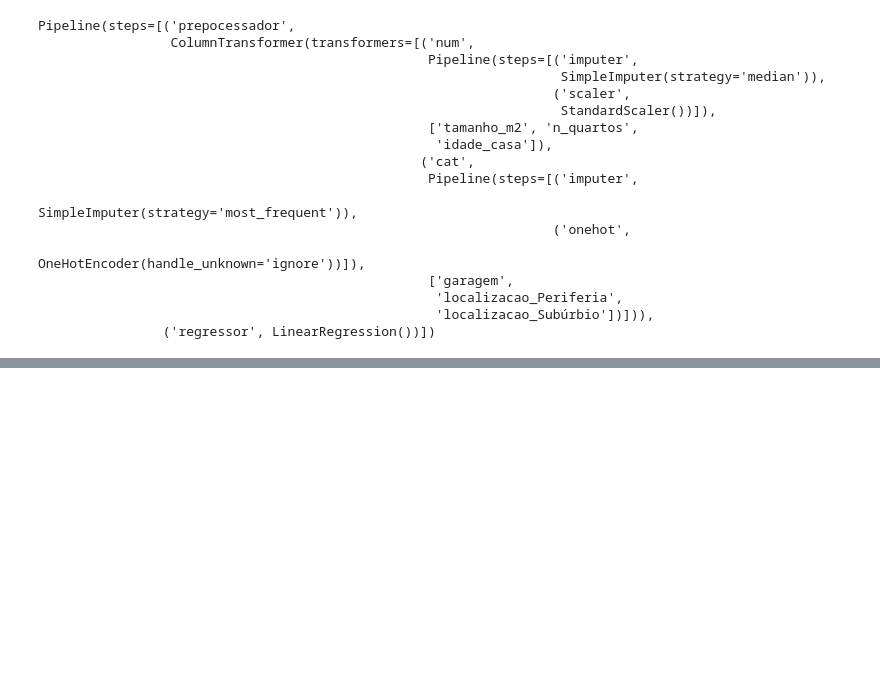
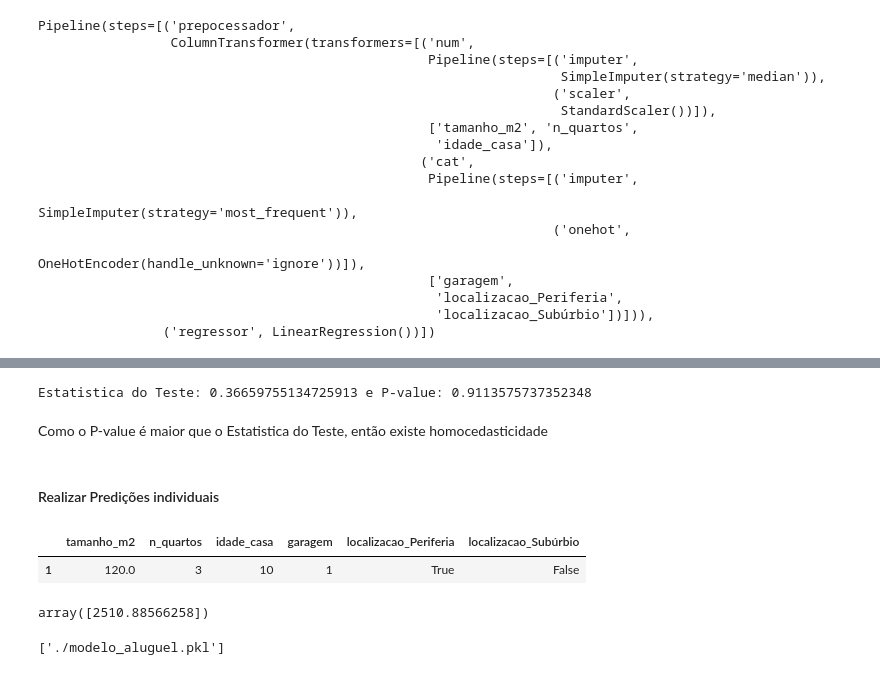
Before and after one commit to KauaCarneirodeMorais/modelo_regressao_linear_multipla_aluguel, a Jupyter notebook: modelo_aluguel.ipynb, the cells around one changed output, grey strips where cells are left out. Cells and saved outputs as stored; diff of their text form; code cells hidden in the pictures; blank space fills up the shorter version.

```diff
--- a/modelo_aluguel.ipynb
+++ b/modelo_aluguel.ipynb
@@ -373,0 +471,35 @@ Pipeline(steps=[('prepocessador',
+# %%
+print(f"Estatistica do Teste: {stat_goldfeld} e P-value: {p_value_goldfeld}")
+# %% [output]
+Estatistica do Teste: 0.36659755134725913 e P-value: 0.9113575737352348
+# %% [markdown]
+Como o P-value é maior que o Estatistica do Teste, então existe homocedasticidade
+# %% [markdown]
+#### Realizar Predições individuais
+# %%
+predicao = {
+    "tamanho_m2": 120.000,
+    "n_quartos": 3,
+    "idade_casa": 10,
+    "garagem": 1,
+    "localizacao_Periferia": True,
+    "localizacao_Subúrbio": False
+}
+# %%
+df_simple = pd.DataFrame(predicao, index=[1])
+# %%
+df_simple
+# %% [output]
+|  | tamanho_m2 | n_quartos | idade_casa | garagem | localizacao_Periferia | localizacao_Subúrbio |
+| 1 | 120.0 | 3 | 10 | 1 | True | False |
+# %%
+model_reg.predict(df_simple)
+# %% [output]
+array([2510.88566258])
+# %%
+# Salvar modelo
+import joblib
+
+joblib.dump(model_reg, "./modelo_aluguel.pkl")
+# %% [output]
+['./modelo_aluguel.pkl']
```
Also changed, not shown: parts of 24 cells of this notebook, 1 other file.
